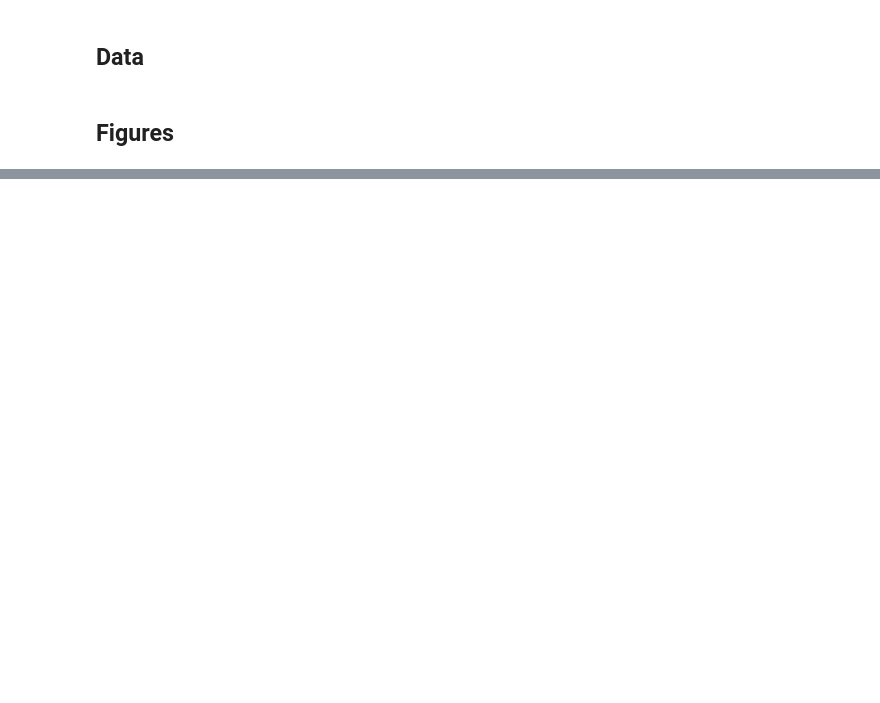
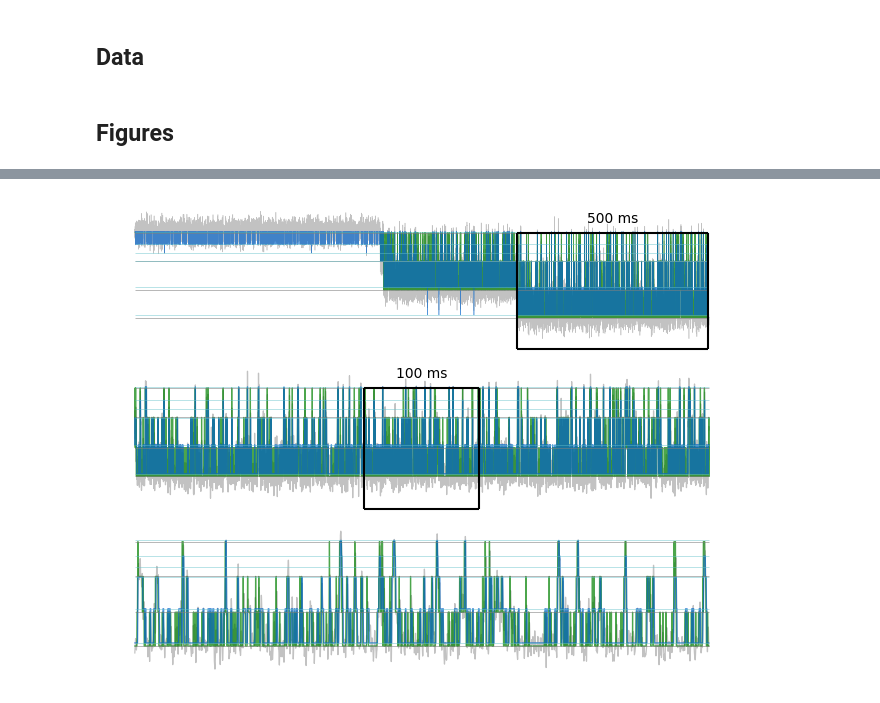
Before and after one commit to eckuru/BSMBC-Idealization-2024, a Jupyter notebook: idealizations.ipynb, the cells around one changed output, grey strips where cells are left out. Cells and saved outputs as stored; diff of their text form; code cells hidden in the pictures; blank space fills up the shorter version.

```diff
--- a/idealizations.ipynb
+++ b/idealizations.ipynb
@@ -1144,0 +149,10 @@ glistb = np.array([40, 50, 0, 0, 0]) * 1e-12
+# %%
+
+disc_fit_results_figure(
+    fit,
+    gt,
+    trace,
+    samplerate, (1500, 2000), (1700, 1800)
+)
+# %% [output]
+[figure, added]
```
Also changed, not shown: parts of 59 cells of this notebook, 3 other files.
